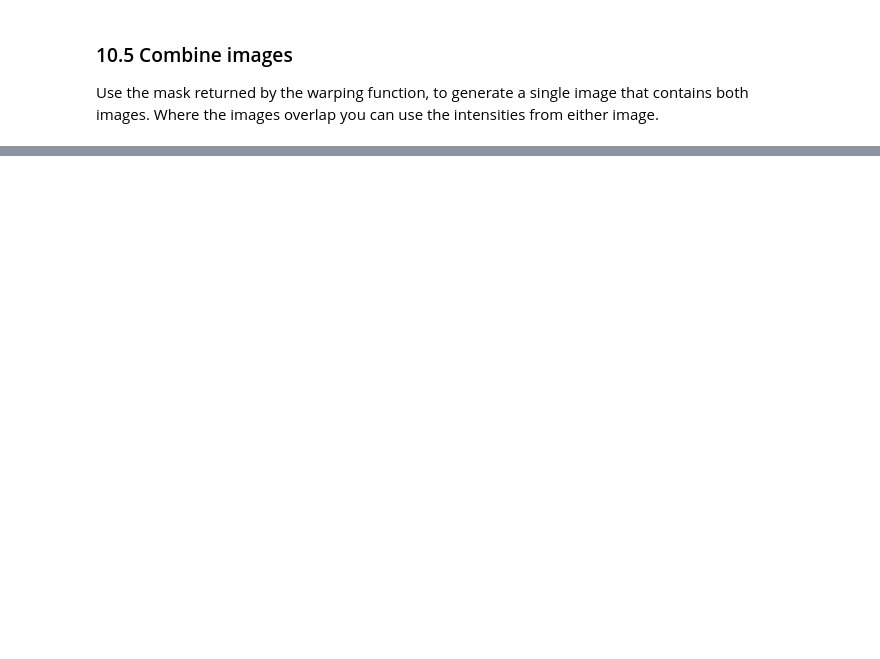
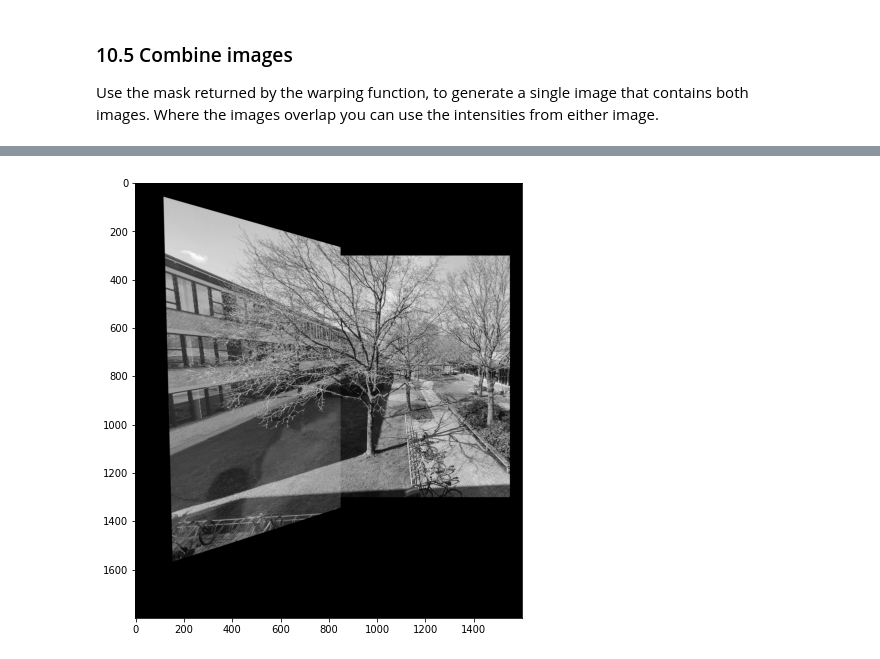
Before and after one commit to henrfj/02504-Computer-Vision, a Jupyter notebook: ex10 Stitchig.ipynb, the cells around one changed output, grey strips where cells are left out. Saved outputs shown, nothing was run; the diff lists cells and outputs as text; code cells hidden in the pictures; blank space fills up the shorter version.

```diff
--- a/ex10 Stitchig.ipynb
+++ b/ex10 Stitchig.ipynb
@@ -343,0 +369,9 @@ array([0, 1, 2, 3, 4, 5, 6, 7], dtype=int64)
+# %%
+# Since the right image is the base image, we use the left image as canvas, and draw the right image on top.
+canvas = left_warp.copy()
+canvas[:, -right.shape[1]:] = right_warp[:, -right.shape[1]:]
+
+fig, axs = plt.subplots(nrows=1, ncols=1, figsize=(8, 8))
+axs.imshow(canvas, cmap="gray");
+# %% [output]
+[figure, added]
```
Also changed, not shown: parts of 18 cells of this notebook.
